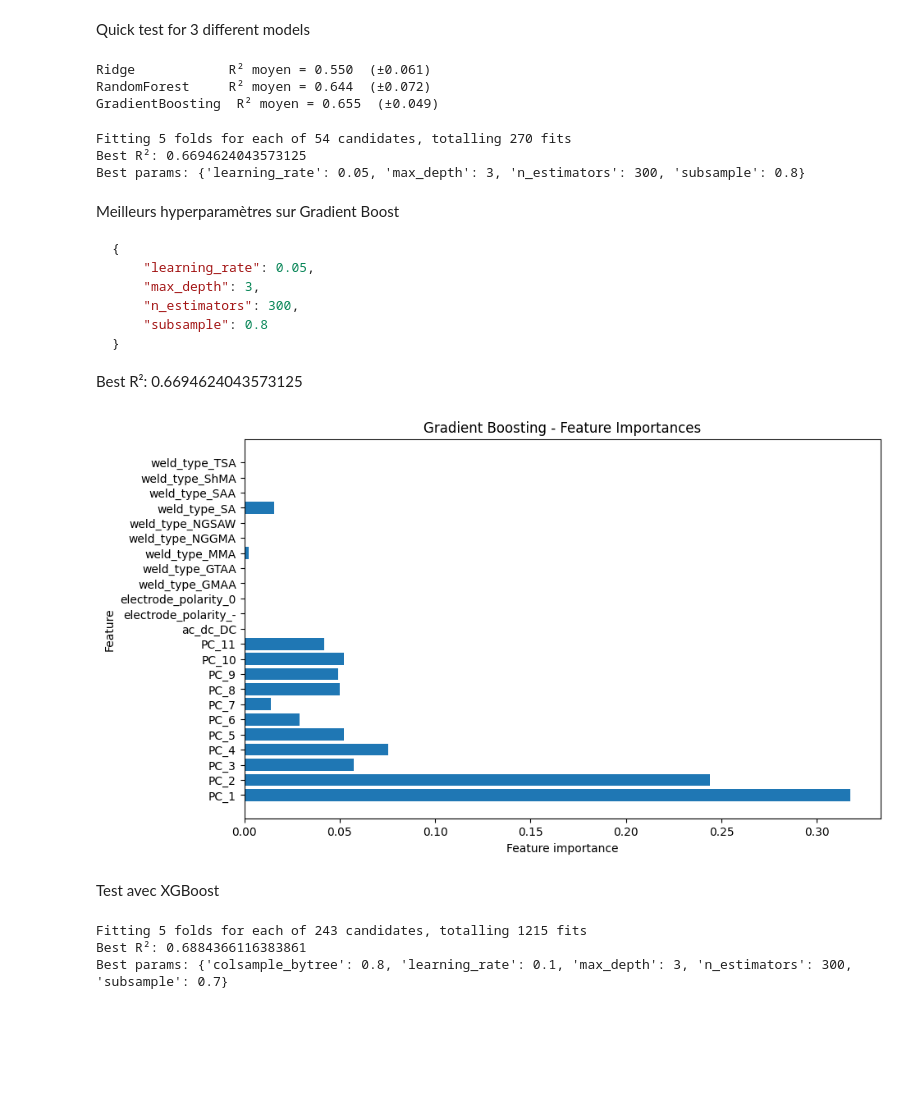
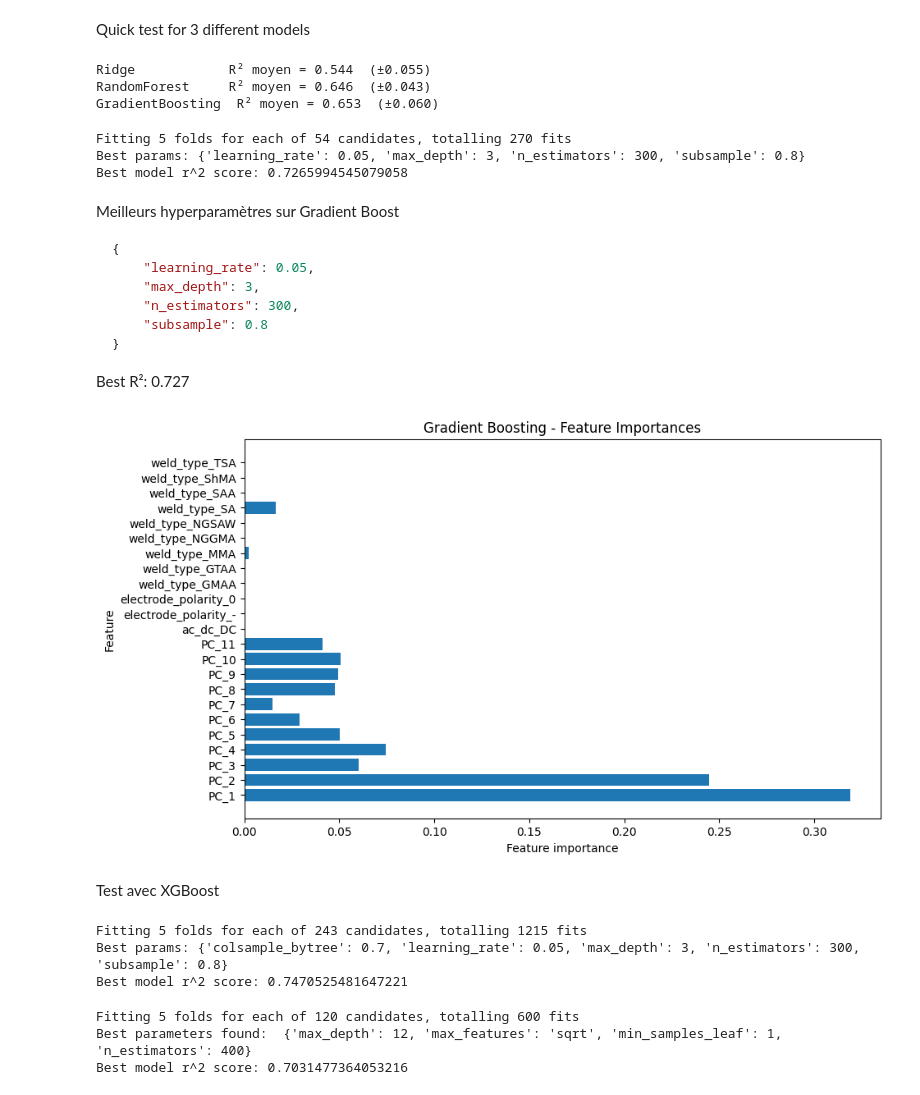
Before and after one commit to colinfrisch/projet_appr_auto, a Jupyter notebook: regression.ipynb, the cells around one changed output. Drawn from its saved outputs; the diff is of its cells as text; code cells hidden in the pictures; blank space fills up the shorter version.

````diff
--- a/regression.ipynb
+++ b/regression.ipynb
@@ -1003,6 +1003,10 @@ dtypes: float64(1)
 memory usage: 11.2 KB
 # %% [markdown]
 ## Regression Models
+# %%
+from sklearn.model_selection import train_test_split
+
+X_train, X_test, y_train, y_test = train_test_split(X, Y, test_size=0.2, random_state=42)
 # %% [markdown]
 Quick test for 3 different models
 # %%
@@ -1019,14 +1023,15 @@ models = {
 cv = KFold(n_splits=5, shuffle=True, random_state=42)
 
 for name, model in models.items():
-    scores = cross_val_score(model, X, Y, cv=cv, scoring="r2")
+    scores = cross_val_score(model, X_train, y_train, cv=cv, scoring="r2")
     print(f"{name:15s}  R² moyen = {scores.mean():.3f}  (±{scores.std():.3f})")
 # %% [output]
-Ridge            R² moyen = 0.550  (±0.061)
-RandomForest     R² moyen = 0.644  (±0.072)
-GradientBoosting  R² moyen = 0.655  (±0.049)
+Ridge            R² moyen = 0.544  (±0.055)
+RandomForest     R² moyen = 0.646  (±0.043)
+GradientBoosting  R² moyen = 0.653  (±0.060)
 # %%
 from sklearn.model_selection import GridSearchCV, KFold
+from sklearn.metrics import r2_score
 
 model = GradientBoostingRegressor(random_state=42)
 
@@ -1048,14 +1053,21 @@ grid_search = GridSearchCV(
     verbose=1
 )
 
-grid_search.fit(X, Y)
+grid_search.fit(X_train, y_train)
 
-print("Best R²:", grid_search.best_score_)
 print("Best params:", grid_search.best_params_)
+
+best_model = grid_search.best_estimator_
+
+y_pred = best_model.predict(X_test)
+
+r2 = r2_score(y_test, y_pred)
+
+print("Best model r^2 score:", r2)
 # %% [output]
 Fitting 5 folds for each of 54 candidates, totalling 270 fits
-Best R²: 0.6694624043573125
 Best params: {'learning_rate': 0.05, 'max_depth': 3, 'n_estimators': 300, 'subsample': 0.8}
+Best model r^2 score: 0.7265994545079058
 # %% [markdown]
 Meilleurs hyperparamètres sur Gradient Boost
 ```python
@@ -1066,24 +1078,24 @@ Meilleurs hyperparamètres sur Gradient Boost
     "subsample": 0.8
 }
 ```
-Best R²: 0.6694624043573125
+Best R²: 0.727
 # %%
 import matplotlib.pyplot as plt
 
-best_params = grid_search.best_params_
+best_params_gdb = grid_search.best_params_
 
-model = GradientBoostingRegressor(**best_params, random_state=42)
+model = GradientBoostingRegressor(**best_params_gdb, random_state=42)
 model.fit(X, Y)
 importances = model.feature_importances_
 
 plt.figure(figsize=(10,6))
 plt.barh(X.columns, importances)
 plt.xlabel("Feature importance")
 plt.ylabel("Feature")
 plt.title("Gradient Boosting - Feature Importances")
 plt.show()
 # %% [output]
-[figure, old version]
+[figure, new version]
 # %% [markdown]
 Test avec XGBoost
 # %%
@@ -1116,12 +1128,45 @@ grid_search = GridSearchCV(
 )
 
 # Entraînement
-grid_search.fit(X, Y)
+grid_search.fit(X_train, y_train)
 
 # Résultats
-print("Best R²:", grid_search.best_score_)
 print("Best params:", grid_search.best_params_)
+best_params_xgb = grid_search.best_params_
+
+best_model = grid_search.best_estimator_
+
+y_pred = best_model.predict(X_test)
+
+r2 = r2_score(y_test, y_pred)
+
+print("Best model r^2 score:", r2)
 # %% [output]
 Fitting 5 folds for each of 243 candidates, totalling 1215 fits
-Best R²: 0.6884366116383861
-Best params: {'colsample_bytree': 0.8, 'learning_rate': 0.1, 'max_depth': 3, 'n_estimators': 300, 'subsample': 0.7}
+Best params: {'colsample_bytree': 0.7, 'learning_rate': 0.05, 'max_depth': 3, 'n_estimators': 300, 'subsample': 0.8}
+Best model r^2 score: 0.7470525481647221
+# %%
+param_grid = {
+    'n_estimators': [100, 200, 300, 400, 500],
+    'max_features': ['sqrt', 'log2'],
+    'max_depth' : [8,10,12,14],
+    'min_samples_leaf': [1, 2, 4]
+}
+
+rf = RandomForestRegressor(random_state=42)
+
+grid_search = GridSearchCV(estimator=rf, param_grid=param_grid, cv=5, n_jobs=-1, scoring='r2', verbose=1)
+grid_search.fit(X_train, y_train)
+
+print("Best parameters found: ", grid_search.best_params_)
+best_params_rf = grid_search.best_params_
+
+best_rf = grid_search.best_estimator_
+y_pred = best_rf.predict(X_test)
+r2 = r2_score(y_test, y_pred)
+
+print("Best model r^2 score:", r2)
+# %% [output]
+Fitting 5 folds for each of 120 candidates, totalling 600 fits
+Best parameters found:  {'max_depth': 12, 'max_features': 'sqrt', 'min_samples_leaf': 1, 'n_estimators': 400}
+Best model r^2 score: 0.7031477364053216
````
Also changed, not shown: parts of 2 cells of this notebook.
